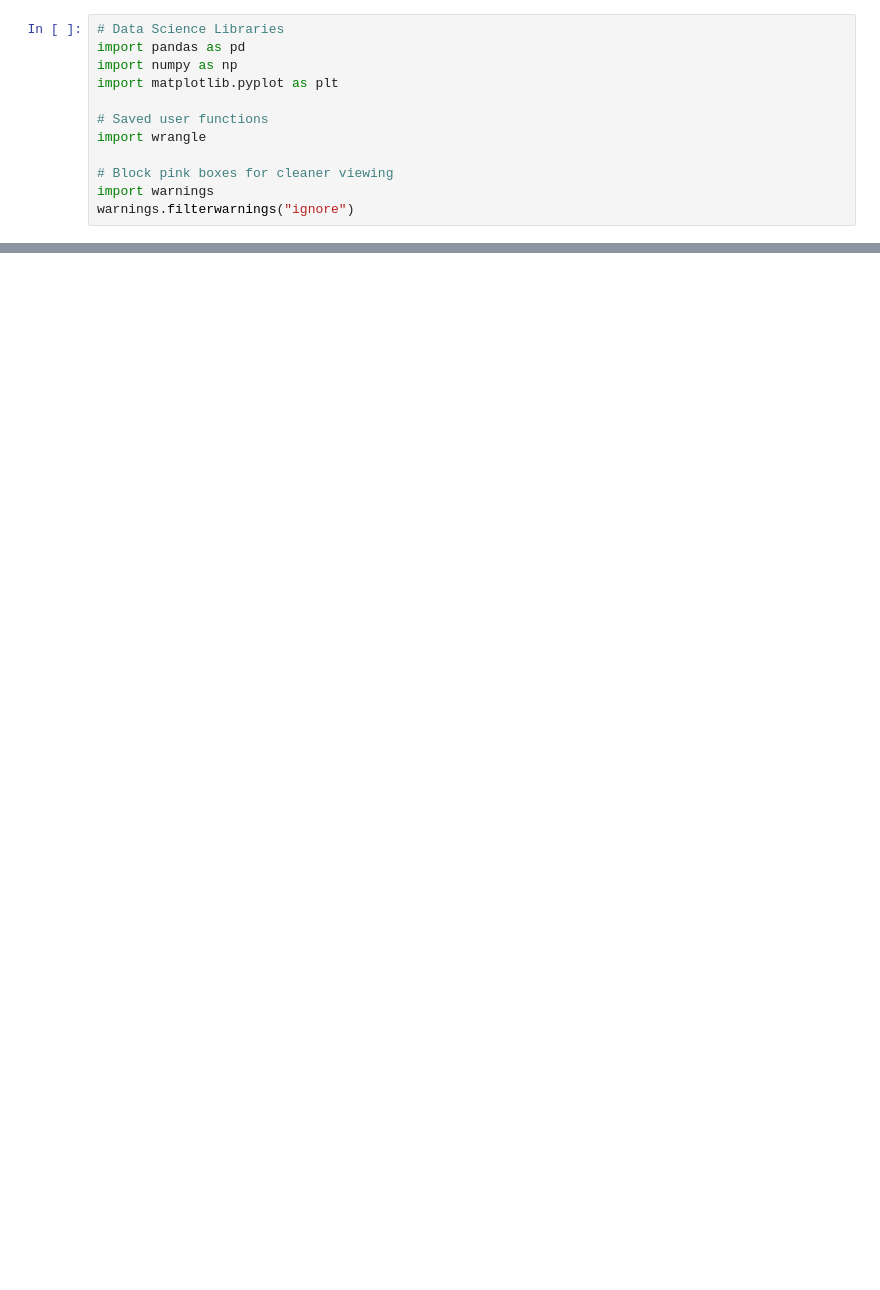
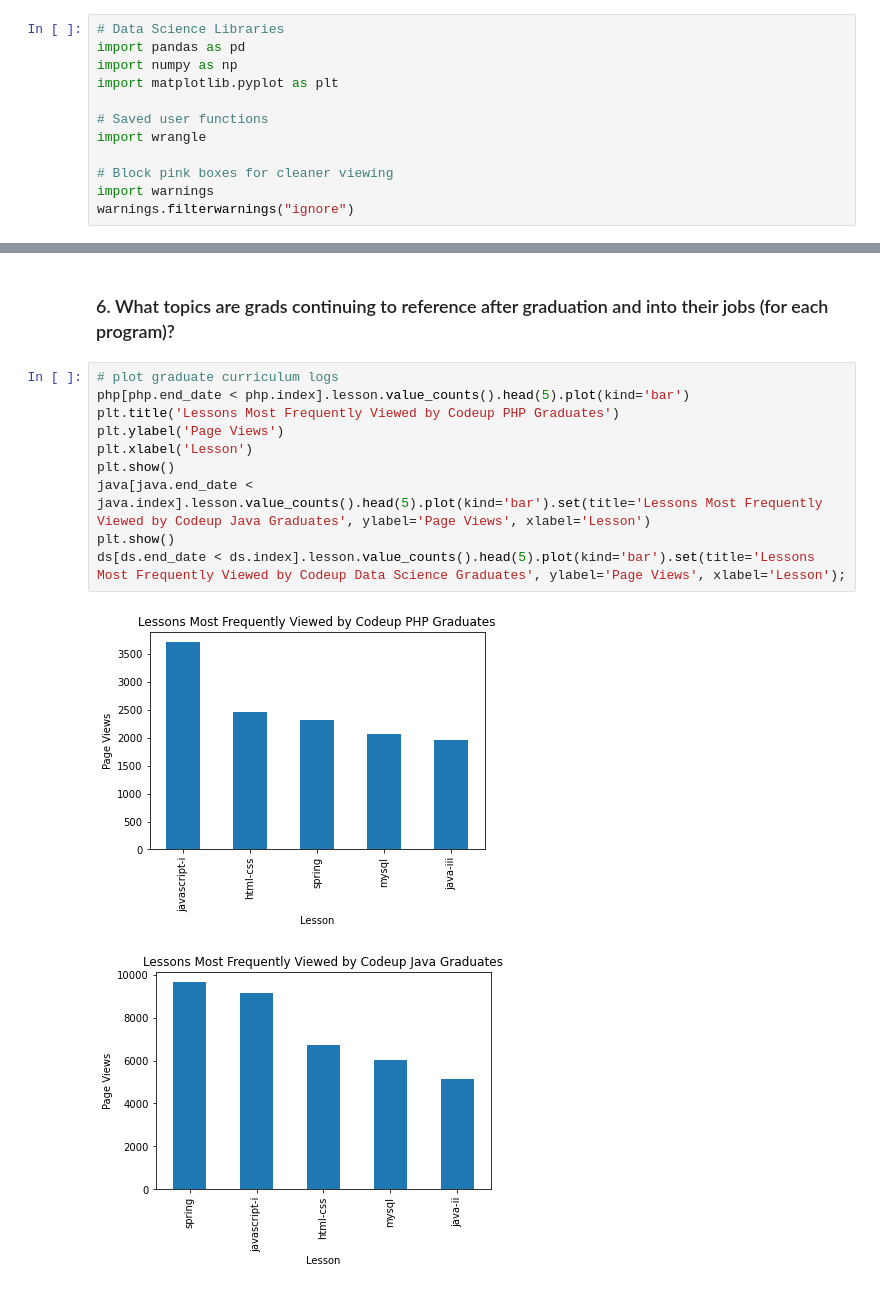
Before and after one commit to LastMinuteAnswer/Codeup_Anomaly_Detection, a Jupyter notebook: Final_Report.ipynb, the cells around one changed output, grey strips where cells are left out. Drawn from its saved outputs; the diff is of its cells as text; blank space fills up the shorter version.

```diff
--- a/Final_Report.ipynb
+++ b/Final_Report.ipynb
@@ -32,0 +88,15 @@ df.head()
+# %% [markdown]
+### 6. What topics are grads continuing to reference after graduation and into their jobs (for each program)?
+# %%
+# plot graduate curriculum logs
+php[php.end_date < php.index].lesson.value_counts().head(5).plot(kind='bar')
+plt.title('Lessons Most Frequently Viewed by Codeup PHP Graduates')
+plt.ylabel('Page Views')
+plt.xlabel('Lesson')
+plt.show()
+java[java.end_date < java.index].lesson.value_counts().head(5).plot(kind='bar').set(title='Lessons Most Frequently Viewed by Codeup Java Graduates', ylabel='Page Views', xlabel='Lesson')
+plt.show()
+ds[ds.end_date < ds.index].lesson.value_counts().head(5).plot(kind='bar').set(title='Lessons Most Frequently Viewed by Codeup Data Science Graduates', ylabel='Page Views', xlabel='Lesson');
+# %% [output]
+[figure, added]
+[figure, added]
```
Also changed, not shown: parts of 12 cells of this notebook.
